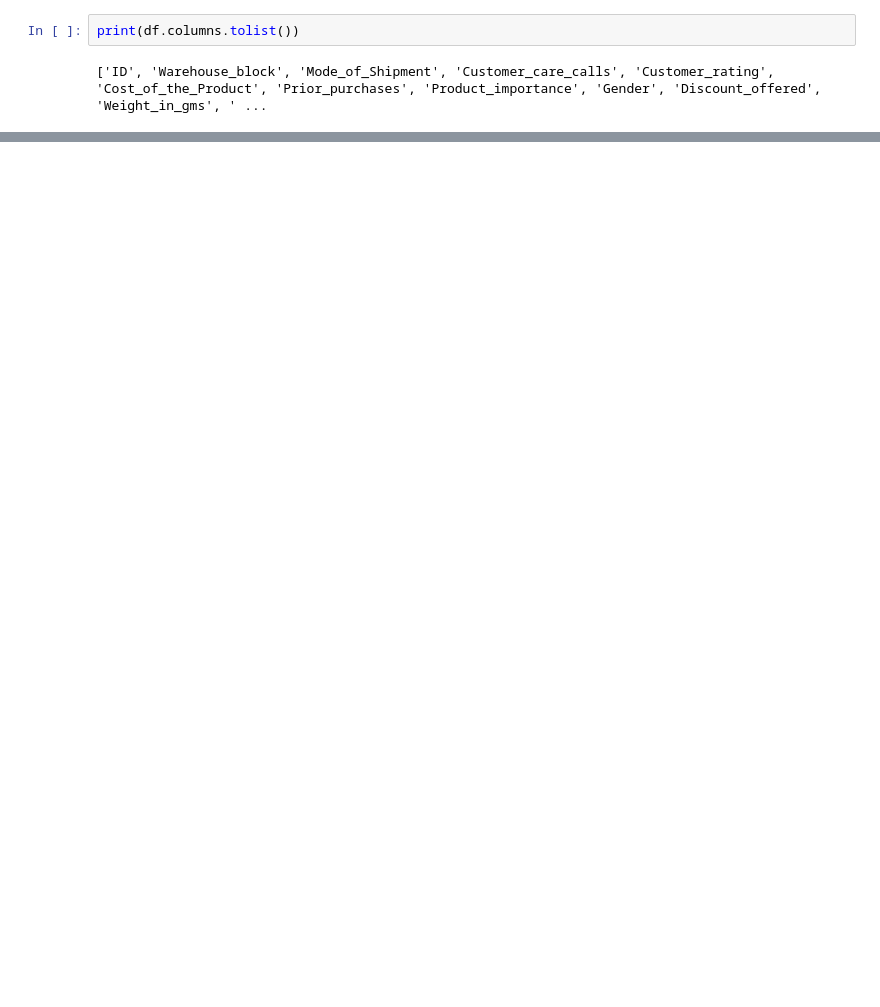
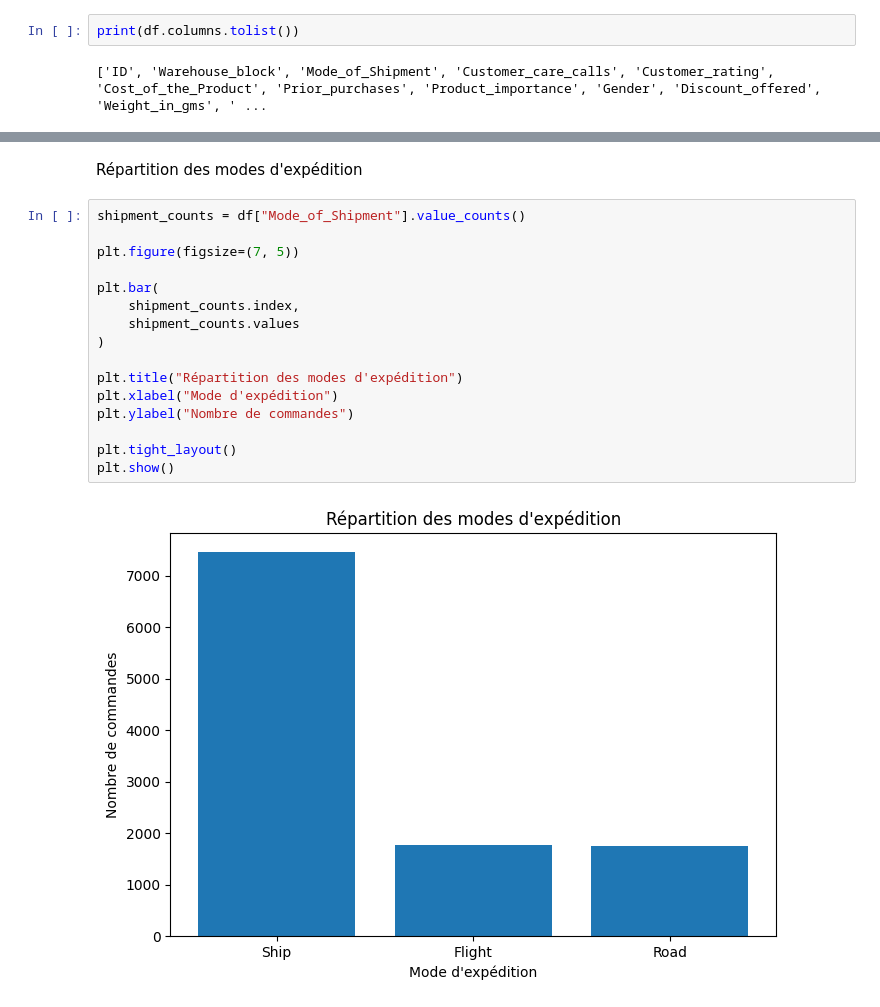
Before and after one commit to nadiagouroubera40-debug/Delais_de_Livraison, a Jupyter notebook: livraison.ipynb, the cells around one changed output, grey strips where cells are left out. Saved outputs shown, nothing was run; the diff lists cells and outputs as text; blank space fills up the shorter version.

```diff
--- a/livraison.ipynb
+++ b/livraison.ipynb
@@ -94,0 +390,20 @@ print(df.columns.tolist())
+# %% [markdown]
+Répartition des modes d'expédition
+# %%
+shipment_counts = df["Mode_of_Shipment"].value_counts()
+
+plt.figure(figsize=(7, 5))
+
+plt.bar(
+    shipment_counts.index,
+    shipment_counts.values
+)
+
+plt.title("Répartition des modes d'expédition")
+plt.xlabel("Mode d'expédition")
+plt.ylabel("Nombre de commandes")
+
+plt.tight_layout()
+plt.show()
+# %% [output]
+[figure, added]
```
Also changed, not shown: parts of 28 cells of this notebook.
